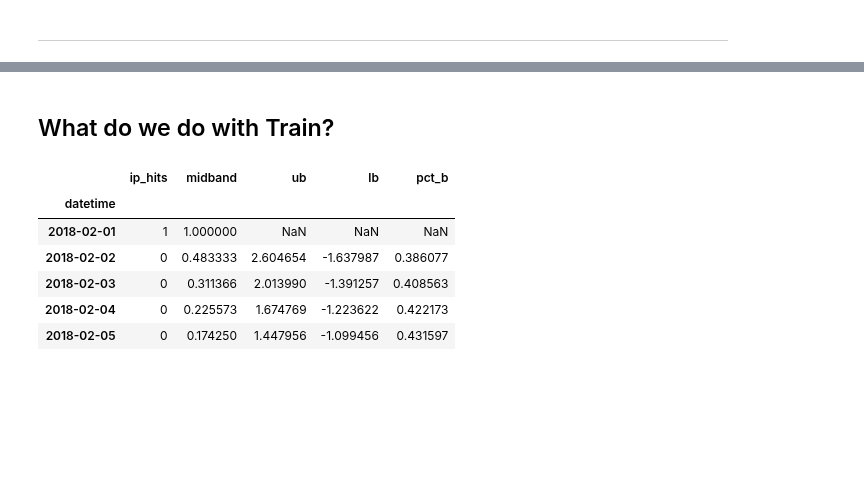
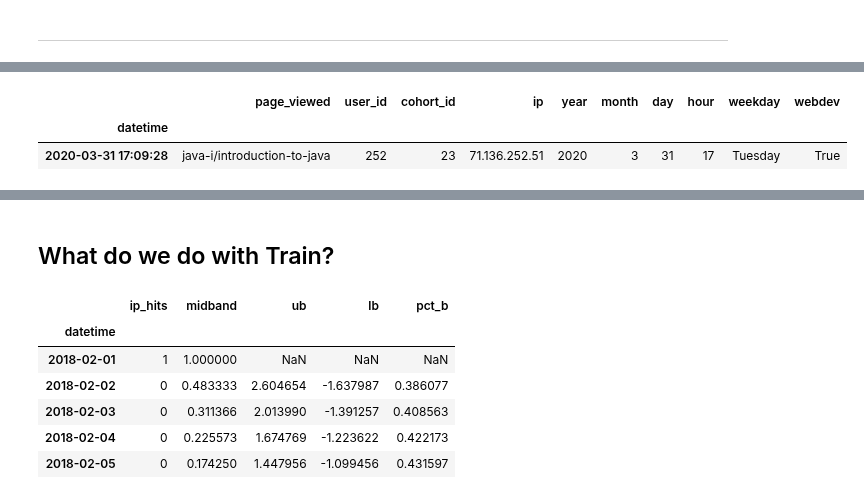
Before and after one commit to CSolitaire/anomaly-detection-exercises, a Jupyter notebook: time_series_anomaly_detection.ipynb, the cells around one changed output, grey strips where cells are left out. Drawn from its saved outputs; the diff is of its cells as text; code cells hidden in the pictures; blank space fills up the shorter version.

```diff
--- a/time_series_anomaly_detection.ipynb
+++ b/time_series_anomaly_detection.ipynb
@@ -1414,0 +1459,6 @@ sat
+# %%
+user_2.tail(1)
+# %% [output]
+|  | page_viewed | user_id | cohort_id | ip | year | month | day | hour | weekday | webdev |
+| datetime |  |  |  |  |  |  |  |  |  |  |
+| 2020-03-31 17:09:28 | java-i/introduction-to-java | 252 | 23 | 71.136.252.51 | 2020 | 3 | 31 | 17 | Tuesday | True |
```
Also changed, not shown: parts of 37 cells of this notebook.
